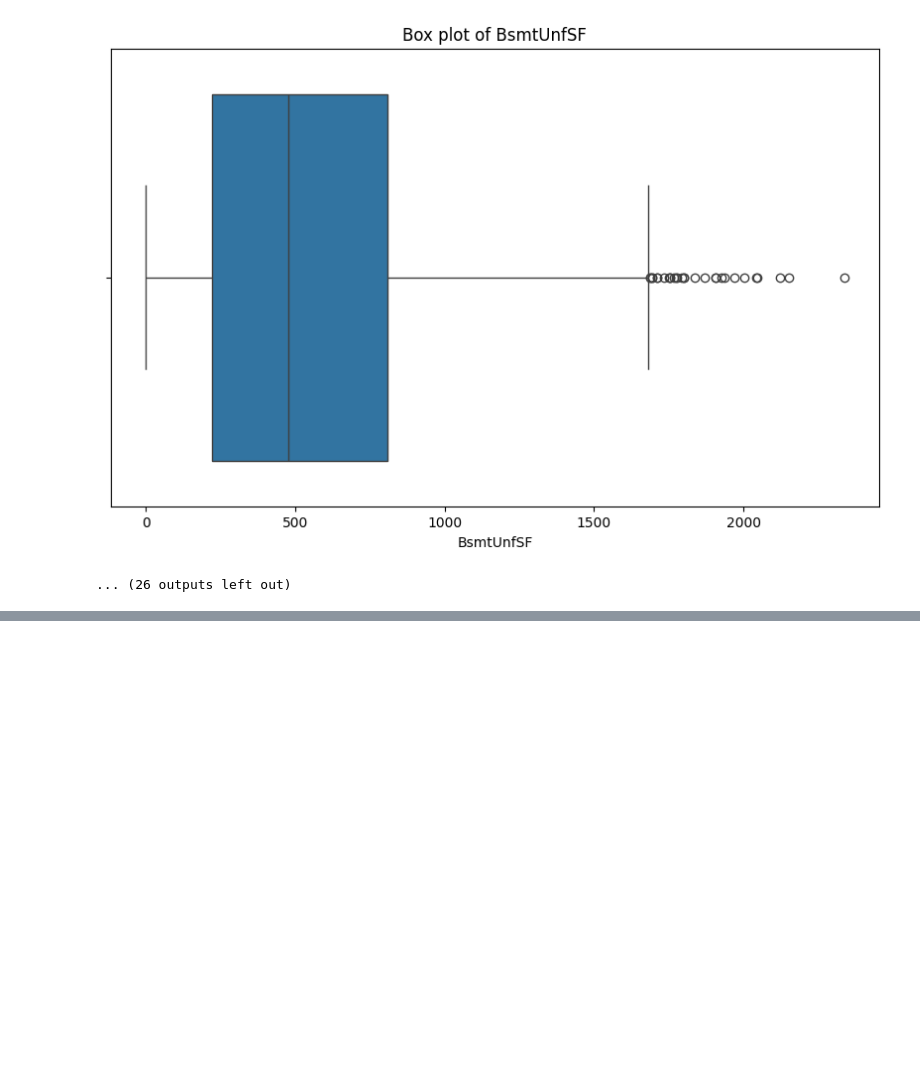
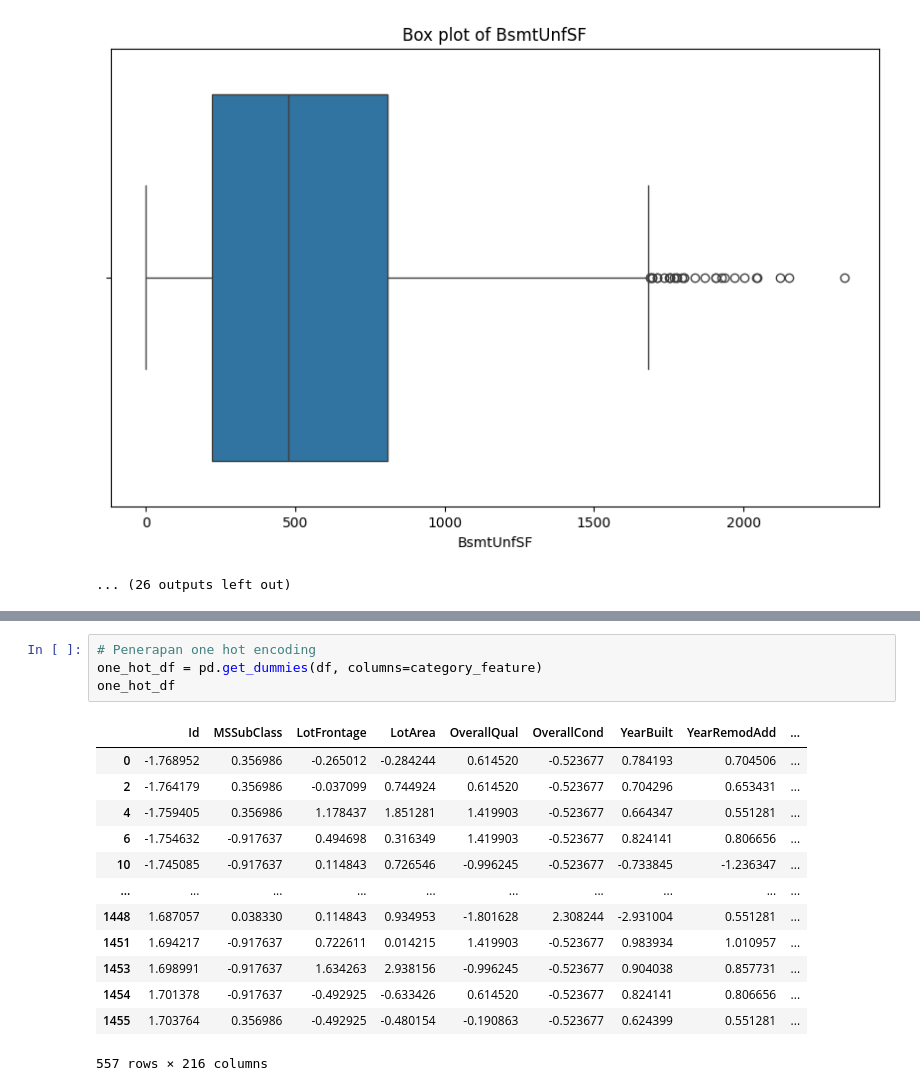
Before and after one commit to LuciferLovesMe/learn-basic-ml, a Jupyter notebook: notebook.ipynb, the cells around one changed output, grey strips where cells are left out. Cells and saved outputs as stored; diff of their text form; blank space fills up the shorter version.

```diff
--- a/notebook.ipynb
+++ b/notebook.ipynb
@@ -106,0 +195,18 @@ for feature in numeric_feature:
+# %%
+# Penerapan one hot encoding
+one_hot_df = pd.get_dummies(df, columns=category_feature)
+one_hot_df
+# %% [output]
+|  | Id | MSSubClass | LotFrontage | LotArea | OverallQual | OverallCond | YearBuilt | YearRemodAdd | ... |
+| 0 | -1.768952 | 0.356986 | -0.265012 | -0.284244 | 0.614520 | -0.523677 | 0.784193 | 0.704506 | ... |
+| 2 | -1.764179 | 0.356986 | -0.037099 | 0.744924 | 0.614520 | -0.523677 | 0.704296 | 0.653431 | ... |
+| 4 | -1.759405 | 0.356986 | 1.178437 | 1.851281 | 1.419903 | -0.523677 | 0.664347 | 0.551281 | ... |
+| 6 | -1.754632 | -0.917637 | 0.494698 | 0.316349 | 1.419903 | -0.523677 | 0.824141 | 0.806656 | ... |
+| 10 | -1.745085 | -0.917637 | 0.114843 | 0.726546 | -0.996245 | -0.523677 | -0.733845 | -1.236347 | ... |
+| ... | ... | ... | ... | ... | ... | ... | ... | ... | ... |
+| 1448 | 1.687057 | 0.038330 | 0.114843 | 0.934953 | -1.801628 | 2.308244 | -2.931004 | 0.551281 | ... |
+| 1451 | 1.694217 | -0.917637 | 0.722611 | 0.014215 | 1.419903 | -0.523677 | 0.983934 | 1.010957 | ... |
+| 1453 | 1.698991 | -0.917637 | 1.634263 | 2.938156 | -0.996245 | -0.523677 | 0.904038 | 0.857731 | ... |
+| 1454 | 1.701378 | -0.917637 | -0.492925 | -0.633426 | 0.614520 | -0.523677 | 0.824141 | 0.806656 | ... |
+| 1455 | 1.703764 | 0.356986 | -0.492925 | -0.480154 | -0.190863 | -0.523677 | 0.624399 | 0.551281 | ... |
+557 rows × 216 columns
```
Also changed, not shown: parts of 11 cells of this notebook.
